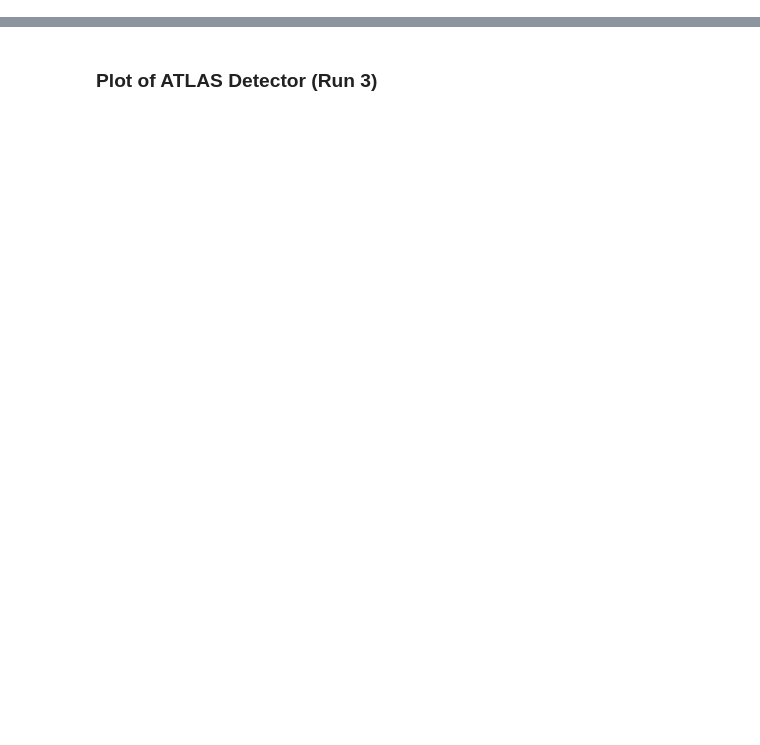
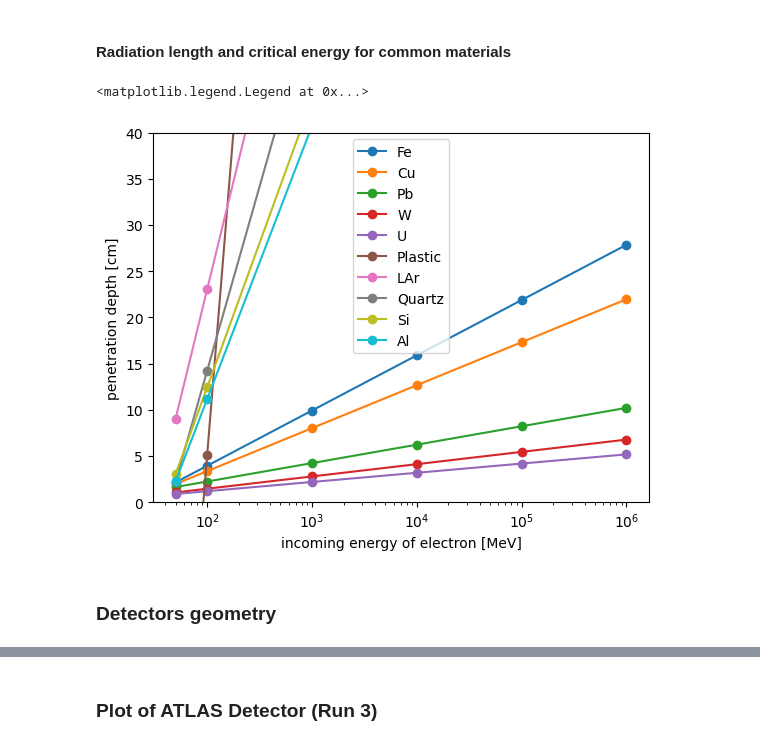
Before and after one commit to dyl64/Dongyi-Oral-Qual, a Jupyter notebook: Detector.ipynb, the cells around one changed output, grey strips where cells are left out. Saved outputs shown, nothing was run; the diff lists cells and outputs as text; code cells hidden in the pictures; blank space fills up the shorter version.

Commit message:
Add passage of particle in matter (electron part)

```diff
--- a/Detector.ipynb
+++ b/Detector.ipynb
@@ -8,0 +18,31 @@ The main purpose is to measure four-momentum of particles.
+# %% [markdown]
+#### Radiation length and critical energy for common materials
+# %%
+import pandas as pd
+import numpy as np
+import matplotlib.pyplot as plt
+df = pd.DataFrame({
+    r"$X_0[cm]$": [1.8, 1.4, 0.6, 0.4, 0.3, 42, 14, 12, 9.4, 8.9],
+    r"$E_c[MeV]$": [22, 19, 7.6, 8.1, 6.5, 92, 32, 44, 40, 42]},
+    index=['Fe', 'Cu', 'Pb', 'W', 'U', 'Plastic', 'LAr', 'Quartz', 'Si', 'Al']
+)
+
+df
+
+X0 = np.array([1.8, 1.4, 0.6, 0.4, 0.3, 42, 14, 12, 9.4, 8.9])
+Ec = np.array([22, 19, 7.6, 8.1, 6.5, 92, 32, 44, 40, 42])
+material_name=['Fe', 'Cu', 'Pb', 'W', 'U', 'Plastic', 'LAr', 'Quartz', 'Si', 'Al']
+incoming_energy = np.array([50, 100, 1000, 1e4, 1e5, 1e6]) # incoming energy of electron (50MeV-1TeV)
+for i in range(len(X0)):
+    penetration_depth = X0[i]*np.log(incoming_energy/Ec[i])/np.log(2)
+    plt.plot(incoming_energy, penetration_depth, '-o', label=material_name[i])
+plt.xlabel('incoming energy of electron [MeV]')
+plt.ylabel('penetration depth [cm]')
+plt.xscale('log')
+plt.ylim(0, 40)
+plt.legend()
+# %% [output]
+<matplotlib.legend.Legend at 0x...>
+[figure, added]
+# %% [markdown]
+### Detectors geometry
```
Also changed, not shown: parts of 8 cells of this notebook.
